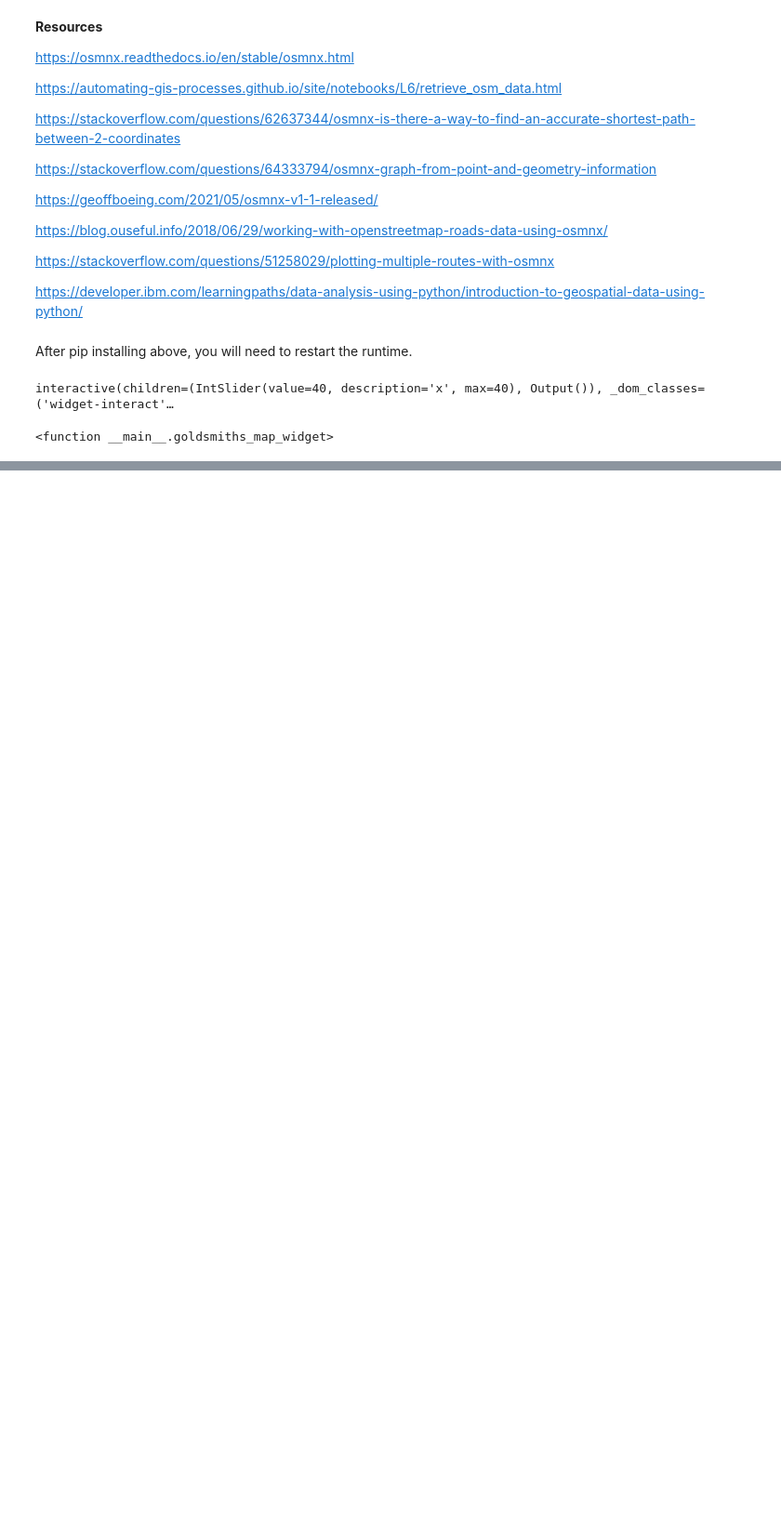
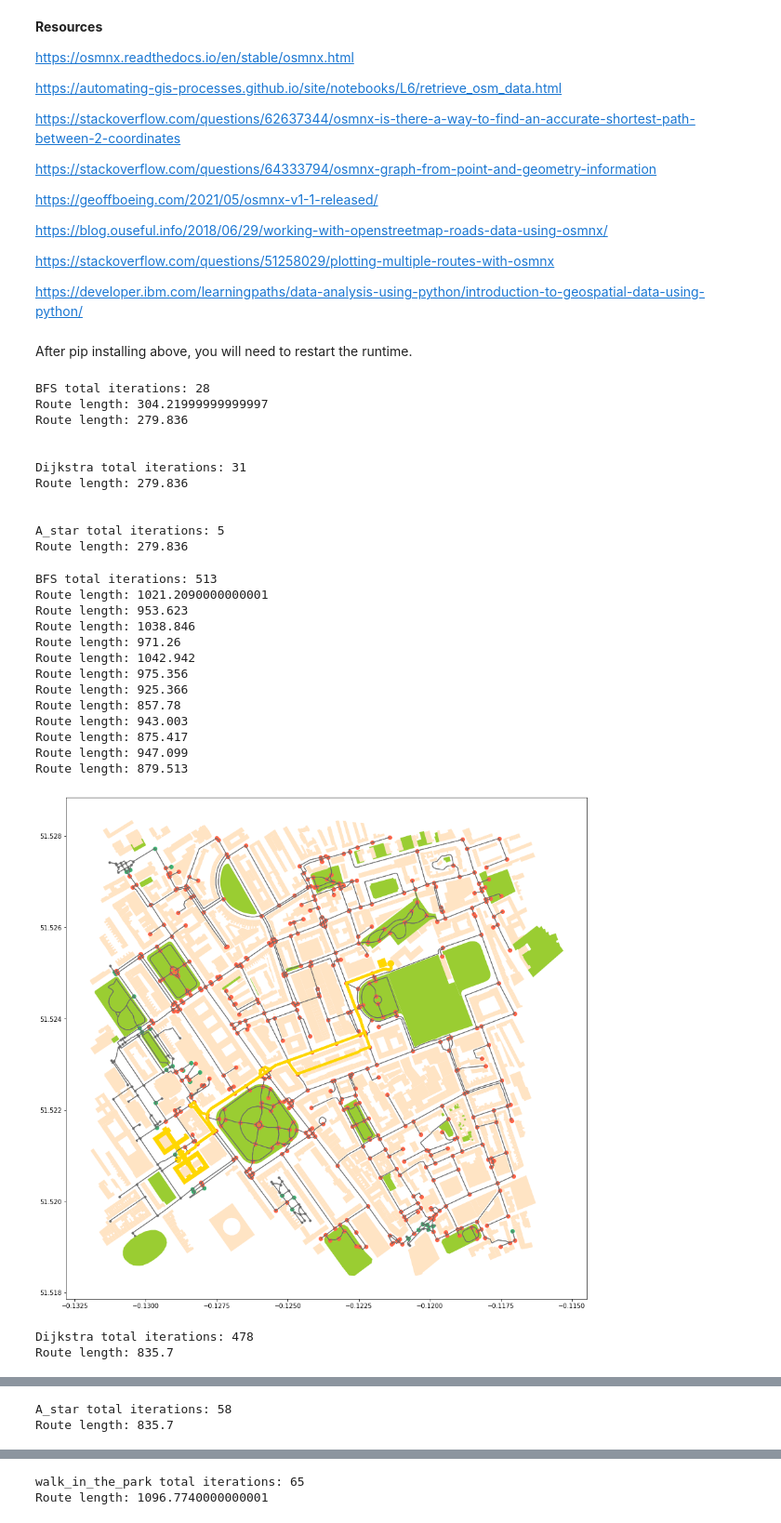
Before and after one commit to vendorofdoom/ai4g-coursework-1, a Jupyter notebook: AI4G_Coursework_1.ipynb, the cells around one changed output, grey strips where cells are left out. Shown at 93% size. Cells and saved outputs as stored; diff of their text form; code cells hidden in the pictures; blank space fills up the shorter version.

```diff
--- a/AI4G_Coursework_1.ipynb
+++ b/AI4G_Coursework_1.ipynb
@@ -293,5 +387,35 @@ def goldsmiths_map_widget(x):
 # %%
-interact(goldsmiths_map_widget, x=widgets.IntSlider(min=0, max=40, step=1, value=40))
+map_widget(51.473925855158974, -0.03701156201484357, 300, "White Head Building", "The New Cross House", 50, False)
+
+#interact(map_widget, x=widgets.IntSlider(min=0, max=40, step=1, value=40))
 # %% [output]
-interactive(children=(IntSlider(value=40, description='x', max=40), Output()), _dom_classes=('widget-interact'…
+BFS total iterations: 28
+Route length: 304.21999999999997
+Route length: 279.836
+
+
+Dijkstra total iterations: 31
+Route length: 279.836
+
+
+A_star total iterations: 5
+Route length: 279.836
-<function __main__.goldsmiths_map_widget>
+# %%
+map_widget(51.523489534850285, -0.12405729178673333, 500, "Foundling Museum", "Senate House", 1000, True)
+# %% [output]
+BFS total iterations: 513
+Route length: 1021.2090000000001
+Route length: 953.623
+Route length: 1038.846
+Route length: 971.26
+Route length: 1042.942
+Route length: 975.356
+Route length: 925.366
+Route length: 857.78
+Route length: 943.003
+Route length: 875.417
+Route length: 947.099
+Route length: 879.513
+[figure, added]
+Dijkstra total iterations: 478
+Route length: 835.7
@@ -297,0 +423,2 @@ interactive(children=(IntSlider(value=40, description='x', max=40), Output()), _
+A_star total iterations: 58
+Route length: 835.7
@@ -297,0 +426,2 @@ interactive(children=(IntSlider(value=40, description='x', max=40), Output()), _
+walk_in_the_park total iterations: 65
+Route length: 1096.7740000000001
```
Also changed, not shown: parts of 6 cells of this notebook.
